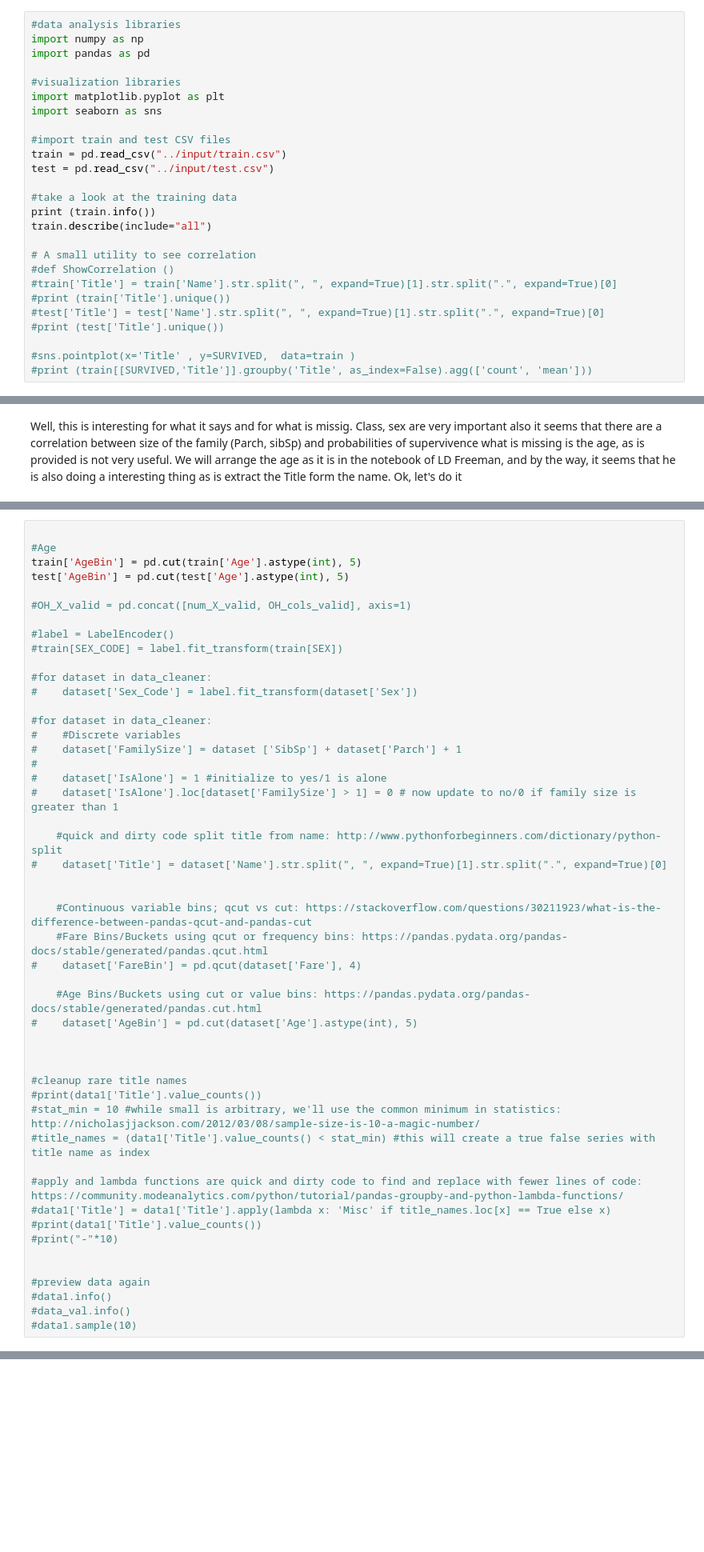
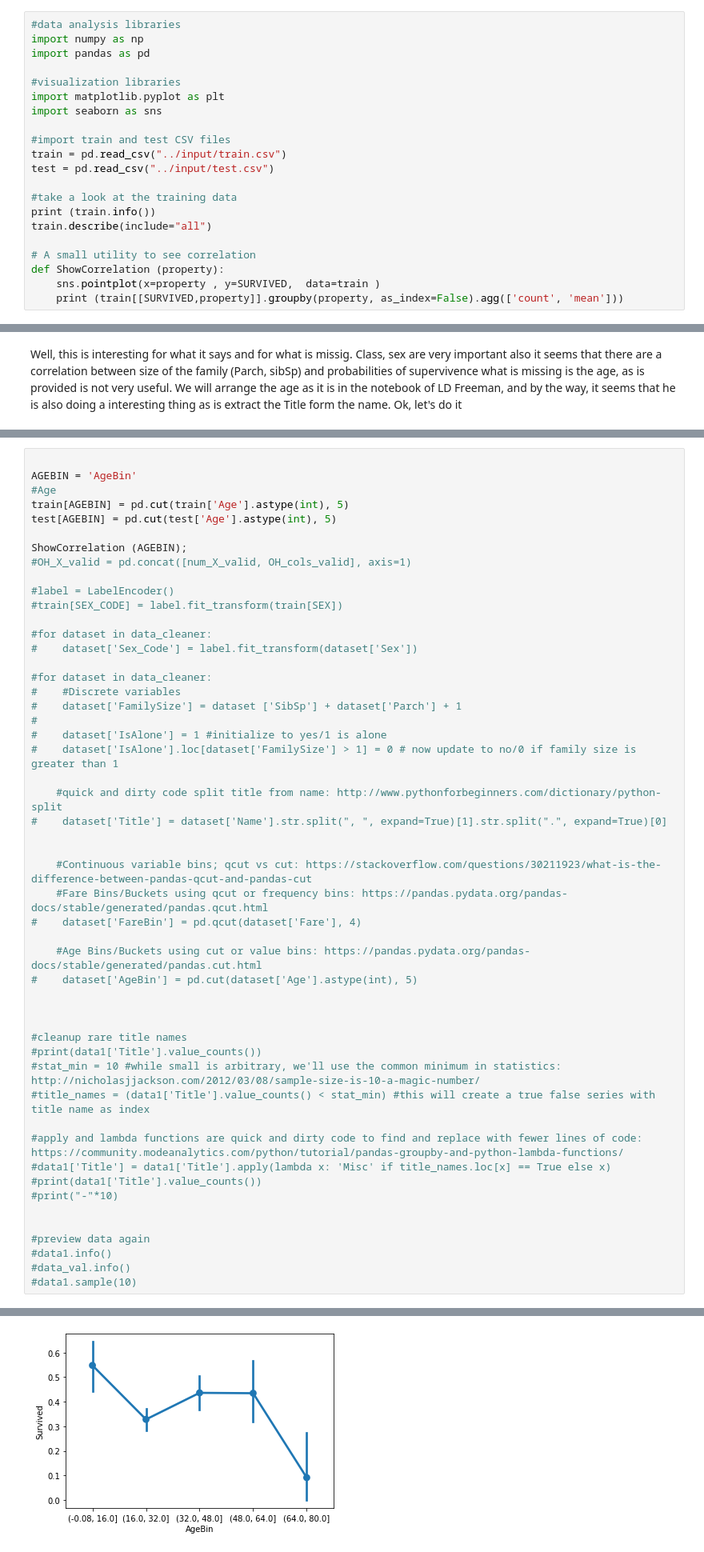
Before and after one commit to Robert-Freire/Kaggle_Titanic, a Jupyter notebook: notebooks/Titanic A learning journey.ipynb, the cells around one changed output, grey strips where cells are left out. Shown at 80% size. Cells and saved outputs as stored; diff of their text form; blank space fills up the shorter version.

Commit message:
Add function to show correlation

```diff
--- a/notebooks/Titanic A learning journey.ipynb
+++ b/notebooks/Titanic A learning journey.ipynb
@@ -47,14 +47,9 @@ print (train.info())
 train.describe(include="all")
 
 # A small utility to see correlation
-#def ShowCorrelation ()
-#train['Title'] = train['Name'].str.split(", ", expand=True)[1].str.split(".", expand=True)[0]
-#print (train['Title'].unique())
-#test['Title'] = test['Name'].str.split(", ", expand=True)[1].str.split(".", expand=True)[0]
-#print (test['Title'].unique())
-
-#sns.pointplot(x='Title' , y=SURVIVED,  data=train )
-#print (train[[SURVIVED,'Title']].groupby('Title', as_index=False).agg(['count', 'mean']))
+def ShowCorrelation (property):
+    sns.pointplot(x=property , y=SURVIVED,  data=train )
+    print (train[[SURVIVED,property]].groupby(property, as_index=False).agg(['count', 'mean']))
 # %% [output]
 <class 'pandas.core.frame.DataFrame'>
 RangeIndex: 891 entries, 0 to 890
@@ -273,10 +248,12 @@ train = pd.concat([train, OH_cols_train], axis=1)
 test = pd.concat([test, OH_cols_test], axis=1)
 # %%
 
+AGEBIN = 'AgeBin'
 #Age
-train['AgeBin'] = pd.cut(train['Age'].astype(int), 5)
-test['AgeBin'] = pd.cut(test['Age'].astype(int), 5)
+train[AGEBIN] = pd.cut(train['Age'].astype(int), 5)
+test[AGEBIN] = pd.cut(test['Age'].astype(int), 5)
 
+ShowCorrelation (AGEBIN);
 #OH_X_valid = pd.concat([num_X_valid, OH_cols_valid], axis=1)
 
 #label = LabelEncoder()
@@ -320,3 +297,4 @@ test['AgeBin'] = pd.cut(test['Age'].astype(int), 5)
 #data1.info()
 #data_val.info()
 #data1.sample(10)
+# %% [output]
@@ -323,3 +309,4 @@ test['AgeBin'] = pd.cut(test['Age'].astype(int), 5)
+[figure, added]
 # %%
 print(train.sample(10))
 print ('---')
```
Also changed, not shown: parts of 5 cells of this notebook.
